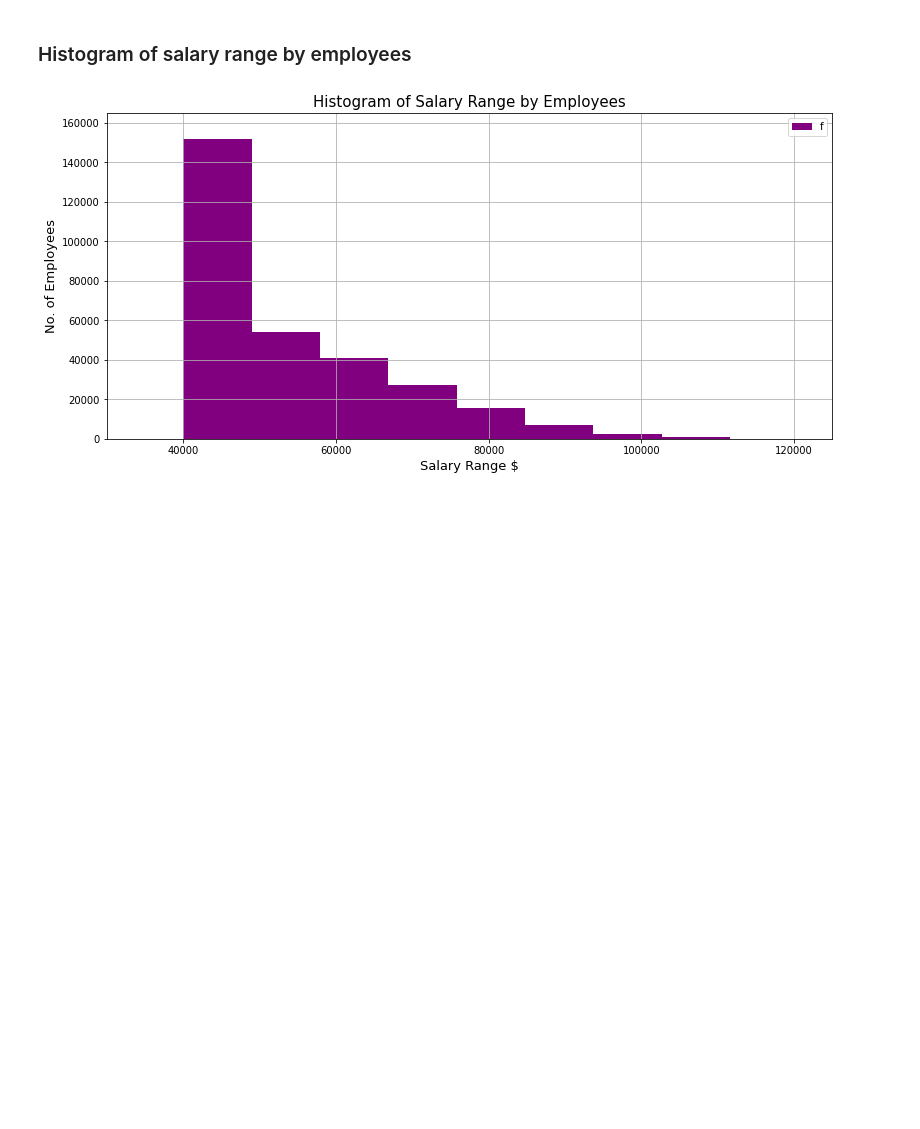
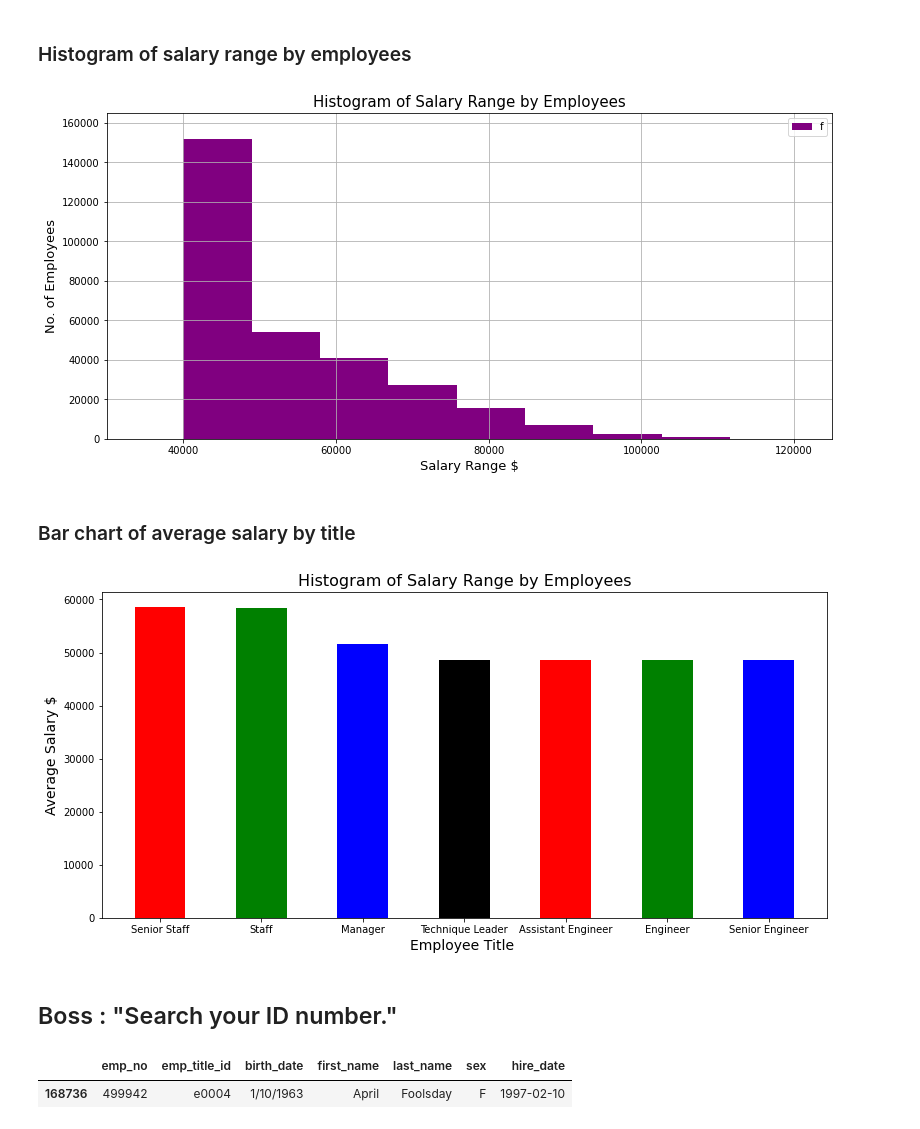
Before and after one commit to divya-gh/sql-challenge, a Jupyter notebook: Analysis/PH-Bonus.ipynb, the cells around one changed output. Drawn from its saved outputs; the diff is of its cells as text; code cells hidden in the pictures; blank space fills up the shorter version.

Commit message:
bar chart
q
q

```diff
--- a/Analysis/PH-Bonus.ipynb
+++ b/Analysis/PH-Bonus.ipynb
@@ -129,3 +111,26 @@ plt.grid()
 plt.show()
 # %% [output]
 [figure]
+# %% [markdown]
+### Bar chart of average salary by title
+# %%
+# generate a bar chart of salary of employees by thier title
+plt.figure(figsize = (13,6))
+plt.bar(salary_group.index , salary_group.salary,  color = ['r','g','b','k'] , width=0.5 )
+plt.xlabel("Employee Title " , size = 14)
+plt.ylabel("Average Salary $" , size = 14 )
+plt.title('Histogram of Salary Range by Employees' , size =16 )
+
+# Show plot
+plt.show()
+# %% [output]
+[figure, added]
+# %% [markdown]
+##  Boss : "Search your ID number."
+# %%
+## Look for my Id_no in the database
+employee_499942 = employee_db.loc[employee_db['emp_no'] == 499942,:]
+employee_499942
+# %% [output]
+|  | emp_no | emp_title_id | birth_date | first_name | last_name | sex | hire_date |
+| 168736 | 499942 | e0004 | 1/10/1963 | April | Foolsday | F | 1997-02-10 |
```
Also changed, not shown: parts of 4 cells of this notebook.
